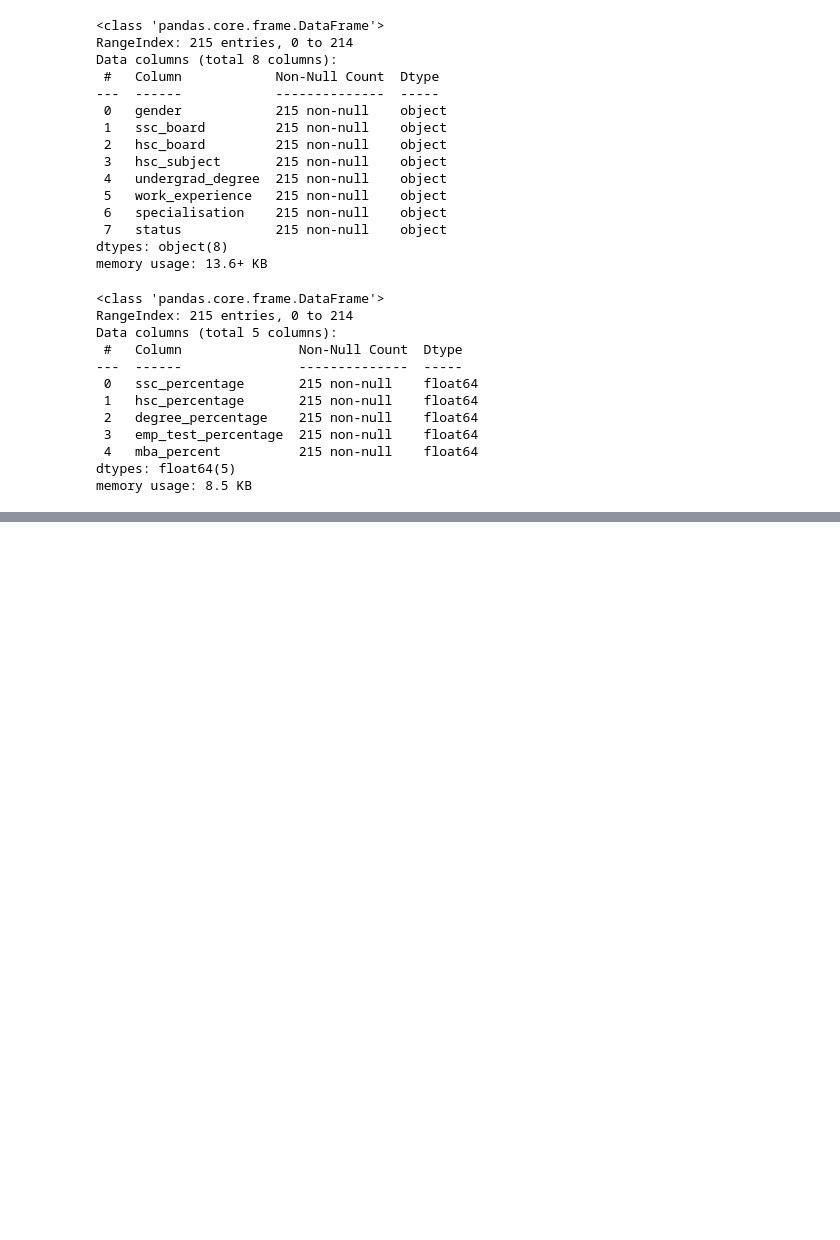
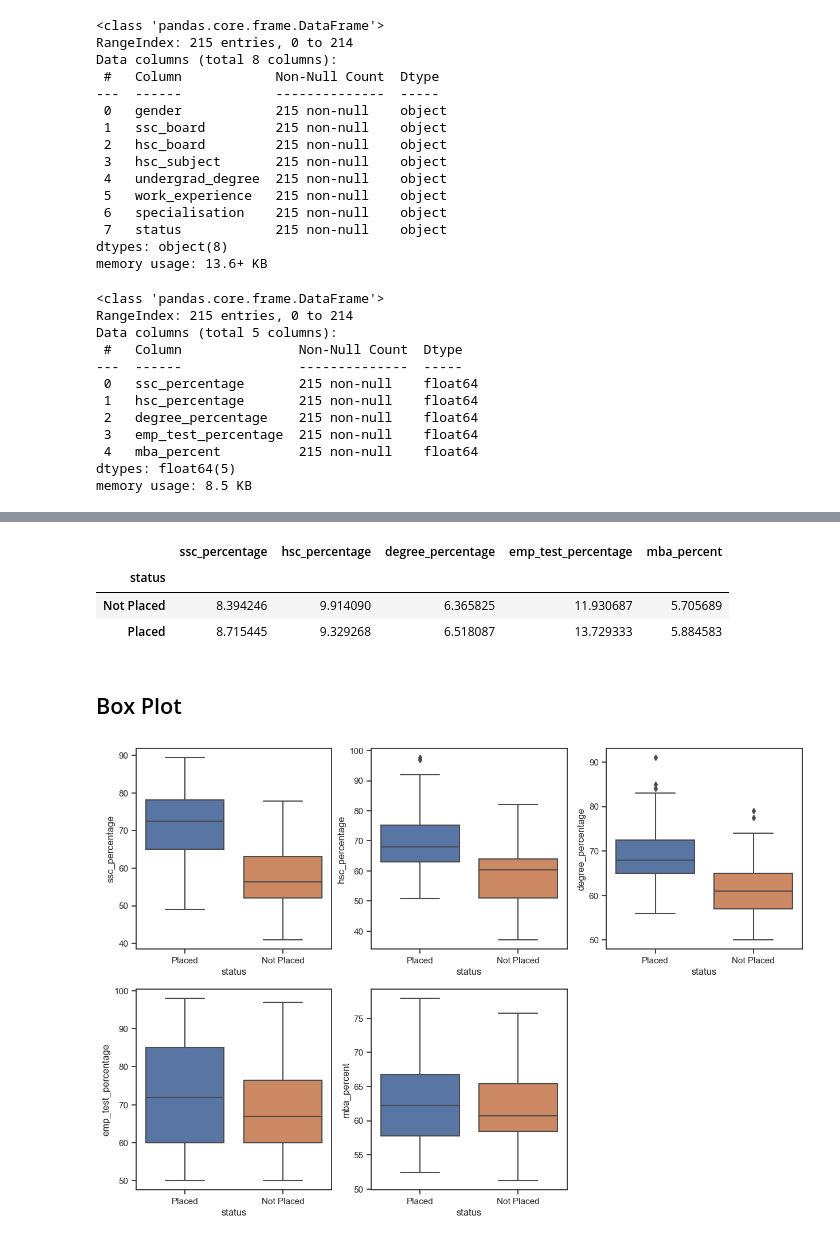
Before and after one commit to masanbasa3k/Machine_Learning, a Jupyter notebook: Job_placement_datacleaning_EDA_classification.ipynb, the cells around one changed output, grey strips where cells are left out. Saved outputs shown, nothing was run; the diff lists cells and outputs as text; code cells hidden in the pictures; blank space fills up the shorter version.

```diff
--- a/Job_placement_datacleaning_EDA_classification.ipynb
+++ b/Job_placement_datacleaning_EDA_classification.ipynb
@@ -129,0 +153,26 @@ import seaborn as sns
+# %%
+# Standard deviation
+df.groupby('status').std()
+# %% [output]
+|  | ssc_percentage | hsc_percentage | degree_percentage | emp_test_percentage | mba_percent |
+| status |  |  |  |  |  |
+| Not Placed | 8.394246 | 9.914090 | 6.365825 | 11.930687 | 5.705689 |
+| Placed | 8.715445 | 9.329268 | 6.518087 | 13.729333 | 5.884583 |
+# %% [markdown]
+## Box Plot
+# %%
+sns.set(style='ticks')
+plt.figure(figsize=(15,10))
+plt.subplot(2,3,1)
+sns.boxplot(x='status', y='ssc_percentage', data=df)
+plt.subplot(2,3,2)
+sns.boxplot(x='status', y='hsc_percentage', data=df)
+plt.subplot(2,3,3)
+sns.boxplot(x='status', y='degree_percentage', data=df)
+plt.subplot(2,3,4)
+sns.boxplot(x='status', y='emp_test_percentage', data=df)
+plt.subplot(2,3,5)
+sns.boxplot(x='status', y='mba_percent', data=df)
+plt.show()
+# %% [output]
+[figure, added]
```
Also changed, not shown: parts of 17 cells of this notebook.
